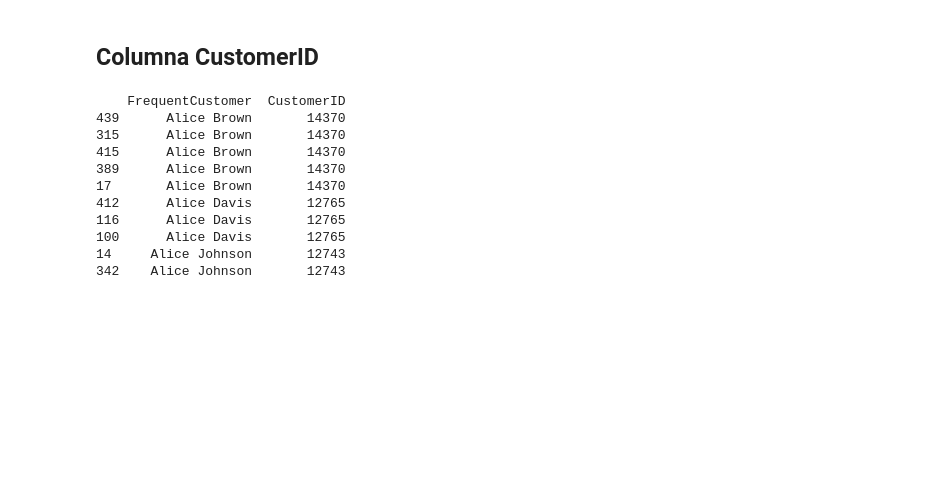
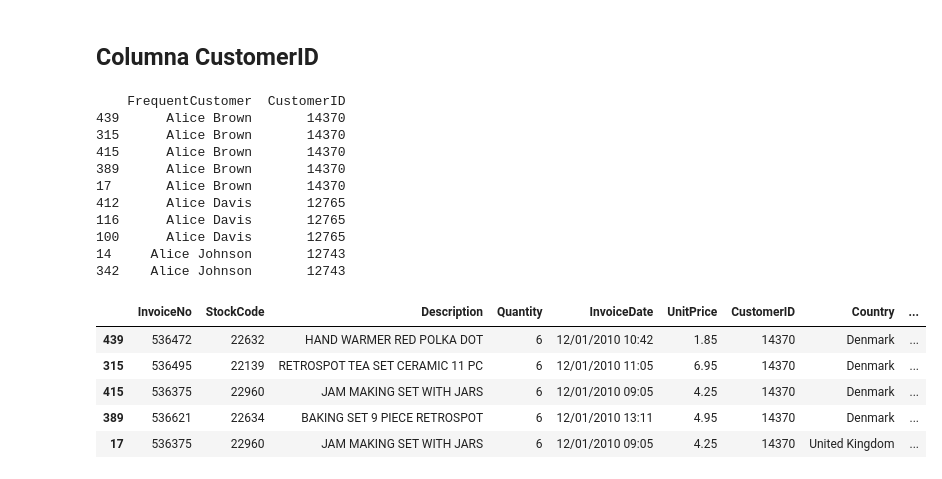
Before and after one commit to Nana8310/Curso_Pandas, a Jupyter notebook: Notebook/Prácticas/Práctica-43/Notebook_43/LimpiezaDatos_noteboo43.ipynb, the cells around one changed output. Saved outputs shown, nothing was run; the diff lists cells and outputs as text; code cells hidden in the pictures; blank space fills up the shorter version.

```diff
--- a/Notebook/Prácticas/Práctica-43/Notebook_43/LimpiezaDatos_noteboo43.ipynb
+++ b/Notebook/Prácticas/Práctica-43/Notebook_43/LimpiezaDatos_noteboo43.ipynb
@@ -1742,3 +1743,12 @@ print(retail2_df[['FrequentCustomer', 'CustomerID']].head(10))
 # %%
 # Exportar el dataframe a un archivo CSV con los cambios realizados
 retail2_df.to_csv('retail1.csv', index=False, encoding='utf-8')
+# %%
+retail2_df.head()
+# %% [output]
+|  | InvoiceNo | StockCode | Description | Quantity | InvoiceDate | UnitPrice | CustomerID | Country | ... |
+| 439 | 536472 | 22632 | HAND WARMER RED POLKA DOT | 6 | 12/01/2010 10:42 | 1.85 | 14370 | Denmark | ... |
+| 315 | 536495 | 22139 | RETROSPOT TEA SET CERAMIC 11 PC | 6 | 12/01/2010 11:05 | 6.95 | 14370 | Denmark | ... |
+| 415 | 536375 | 22960 | JAM MAKING SET WITH JARS | 6 | 12/01/2010 09:05 | 4.25 | 14370 | Denmark | ... |
+| 389 | 536621 | 22634 | BAKING SET 9 PIECE RETROSPOT | 6 | 12/01/2010 13:11 | 4.95 | 14370 | Denmark | ... |
+| 17 | 536375 | 22960 | JAM MAKING SET WITH JARS | 6 | 12/01/2010 09:05 | 4.25 | 14370 | United Kingdom | ... |
```
Also changed, not shown: parts of 1 cell of this notebook.
